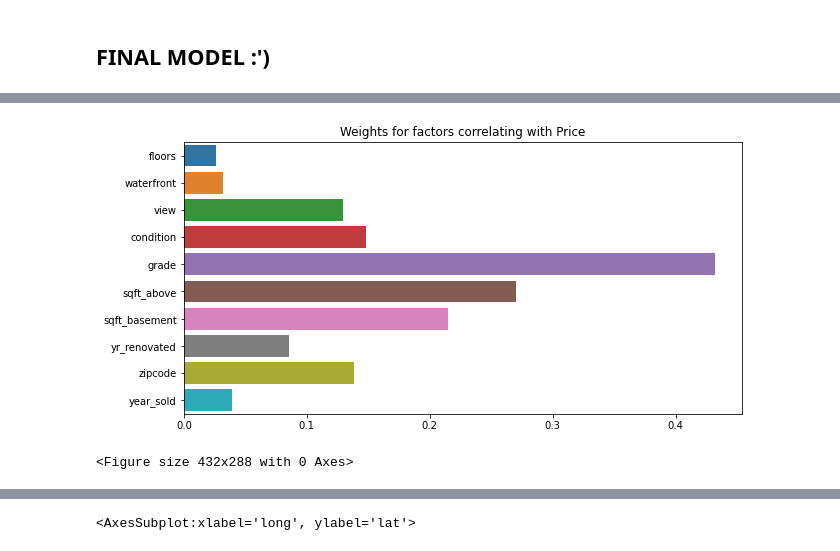
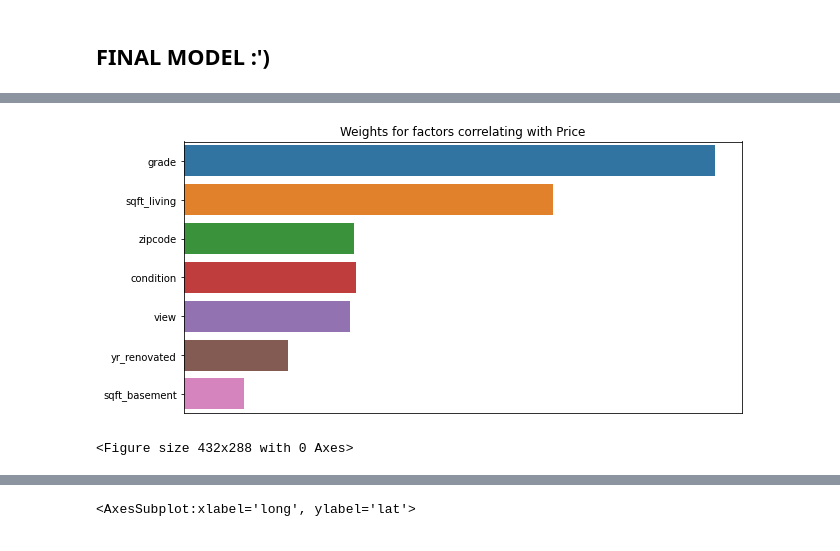
Before and after one commit to CarlosGG18/King-County-Washington-Regression-Analysis, a Jupyter notebook: Notebooks/Modeling.ipynb, the cells around one changed output, grey strips where cells are left out. Saved outputs shown, nothing was run; the diff lists cells and outputs as text; code cells hidden in the pictures.

```diff
--- a/Notebooks/Modeling.ipynb
+++ b/Notebooks/Modeling.ipynb
@@ -629,3 +629,20 @@ X= copy_9.drop(['price','date','id','sqft_living','sqft_lot','bedrooms','bathroo
 y = copy_9['price']
 
 X_train,X_test, y_train,y_test = train_test_split(X, y, test_size=0.3,random_state = 42)
+# %%
+feature_cols= ['bedrooms','bathrooms','sqft_living','floors','condition','grade','sqft_basement','zipcode']
+X = df[feature_cols]
+X_standard = X.apply(lambda x: (x - x.mean())/x.std())
+y = df['price']
+y_standard = (y - y.mean())/y.std()
+import statsmodels.api as sm
+X_aug = sm.add_constant(X_standard)
+res = sm.OLS(y_standard, X_aug).fit()
+
+weights=res.params
+
+plt.figure(figsize=(10,5))
+sns.barplot(y=weights[1:].index,x=weights[1:].values)
+plt.title('Weights for factors correlating with Price')
+plt.show()
+res.summary()
@@ -689,20 +720,21 @@ Text(0.5, 1.0, 'X-Train #8')
 # %%
-feature_cols= ['floors', 'waterfront', 'view', 'condition', 'grade', 'sqft_above','sqft_basement', 'yr_renovated', 'zipcode', 'year_sold']
+import statsmodels.api as sm
+feature_cols= ['view', 'condition', 'grade', 'sqft_living','sqft_basement', 'yr_renovated', 'zipcode']
 X = df[feature_cols]
 X_standard = X.apply(lambda x: (x - x.mean())/x.std())
 y = df['price']
 y_standard = (y - y.mean())/y.std()
-import statsmodels.api as sm
+
 X_aug = sm.add_constant(X_standard)
 res = sm.OLS(y_standard, X_aug).fit()
-
 weights=res.params
 
 plt.figure(figsize=(10,5))
-sns.barplot(y=weights[1:].index,x=weights[1:].values)
+sns.barplot(y=weights[1:].index,x=weights[1:].values, order=('grade','sqft_living','zipcode','condition','view','yr_renovated','sqft_basement'))
+plt.xticks([], [])
 plt.title('Weights for factors correlating with Price')
 plt.show()
-plt.savefig("Weights_corr.jpg")
+plt.savefig("Weights_corr_3.jpg")
 # %% [output]
-[figure, old version]
+[figure, new version]
 <Figure size 432x288 with 0 Axes>
```
Also changed, not shown: parts of 13 cells of this notebook, 13 other files.
